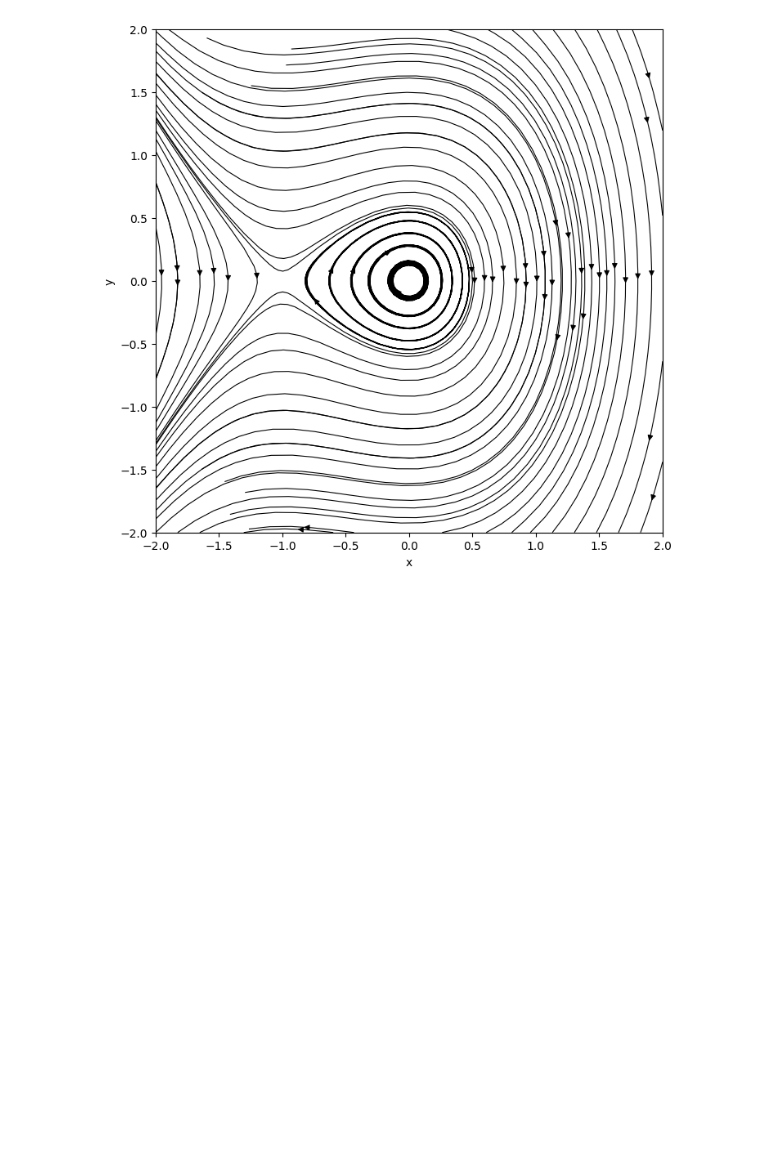
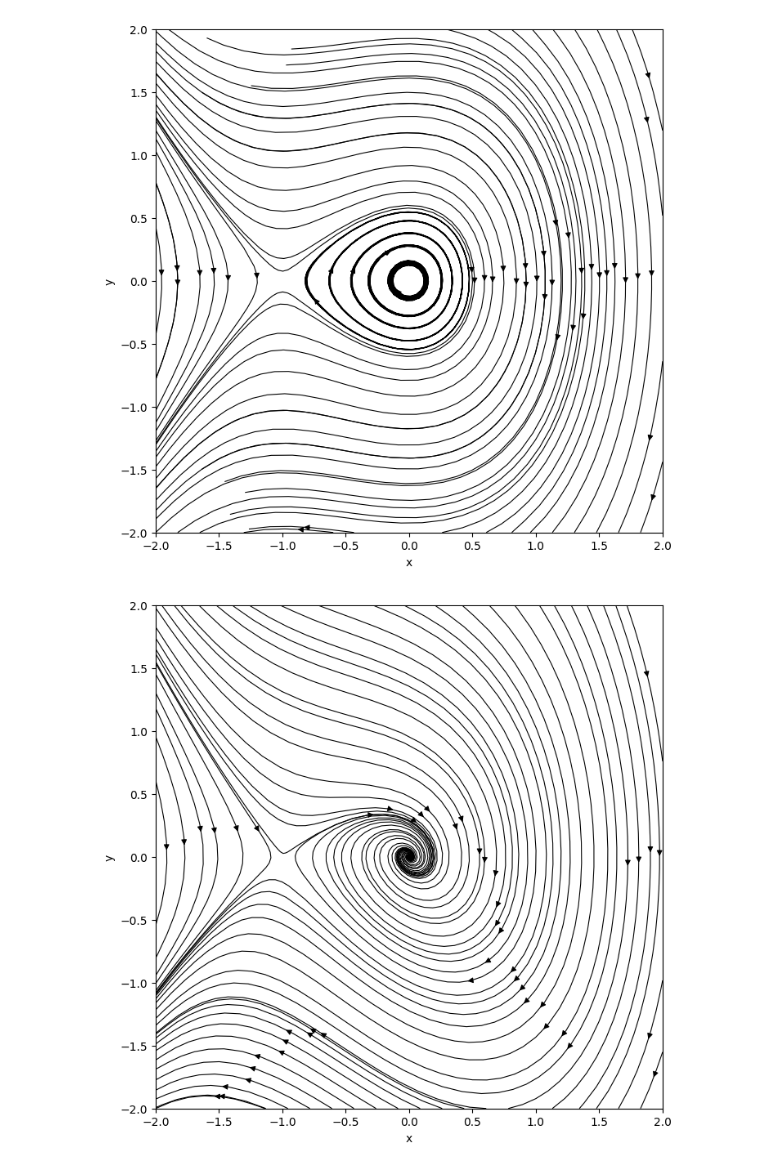
Before and after one commit to antony-yang0412/DS_supervision, a Jupyter notebook: example_sheet_2.ipynb, the cells around one changed output. Saved outputs shown, nothing was run; the diff lists cells and outputs as text; code cells hidden in the pictures; blank space fills up the shorter version.

```diff
--- a/example_sheet_2.ipynb
+++ b/example_sheet_2.ipynb
@@ -243,3 +278,37 @@ ax.set_xlim(x_min, x_max); ax.set_ylim(y_min, y_max)
 plt.show()
 # %% [output]
 [figure]
+# %%
+# set up domain
+x_min = y_min = -2
+x_max = y_max = 2
+n_points = 100
+x_range = np.linspace(x_min, x_max, n_points)
+y_range = np.linspace(y_min, y_max, n_points)
+X, Y = np.meshgrid(x_range, y_range)
+
+a = 1
+k = 0.5
+
+# Define the system
+def vector_field(X, Y):
+    dx = Y
+    dy = - a * X - X ** 2 - k * Y
+    return dx, dy
+
+# Calculate vector field
+U, V = vector_field(X, Y)
+
+# Plot the vector field
+fig, ax = plt.subplots(figsize=(8, 8))
+ax.streamplot(X, Y, U, V, color="black", linewidth=0.8, broken_streamlines=False, density=0.8)
+
+
+# Setting up the plot
+ax.set_xlabel("x")
+ax.set_ylabel("y")
+ax.set_xlim(x_min, x_max); ax.set_ylim(y_min, y_max)
+
+plt.show()
+# %% [output]
+[figure, added]
```
Also changed, not shown: parts of 1 cell of this notebook.
